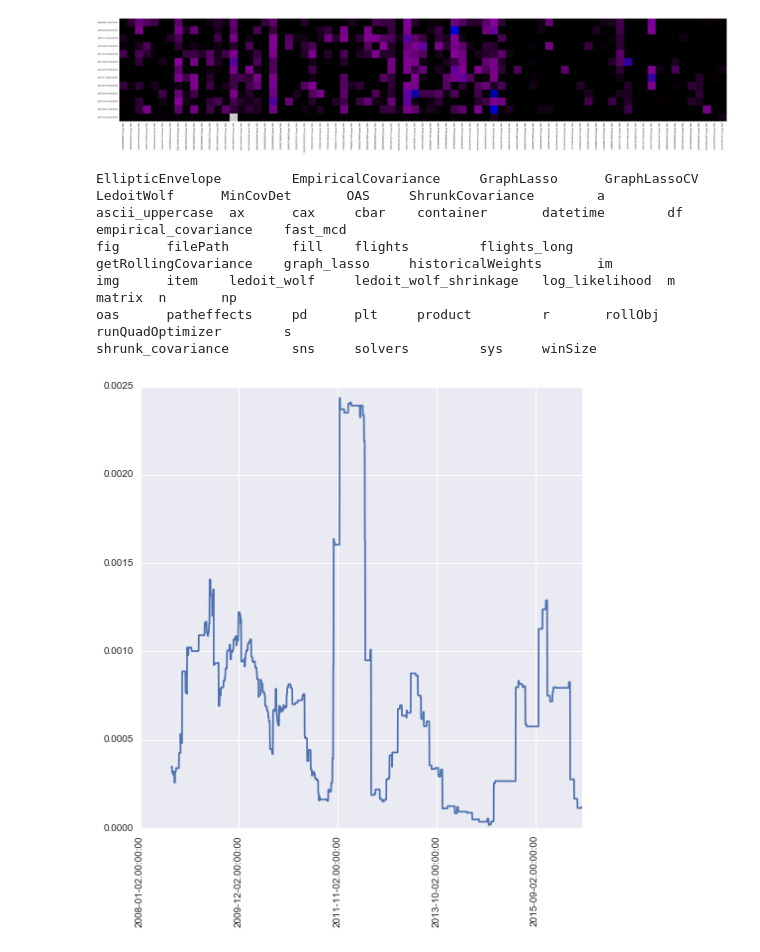
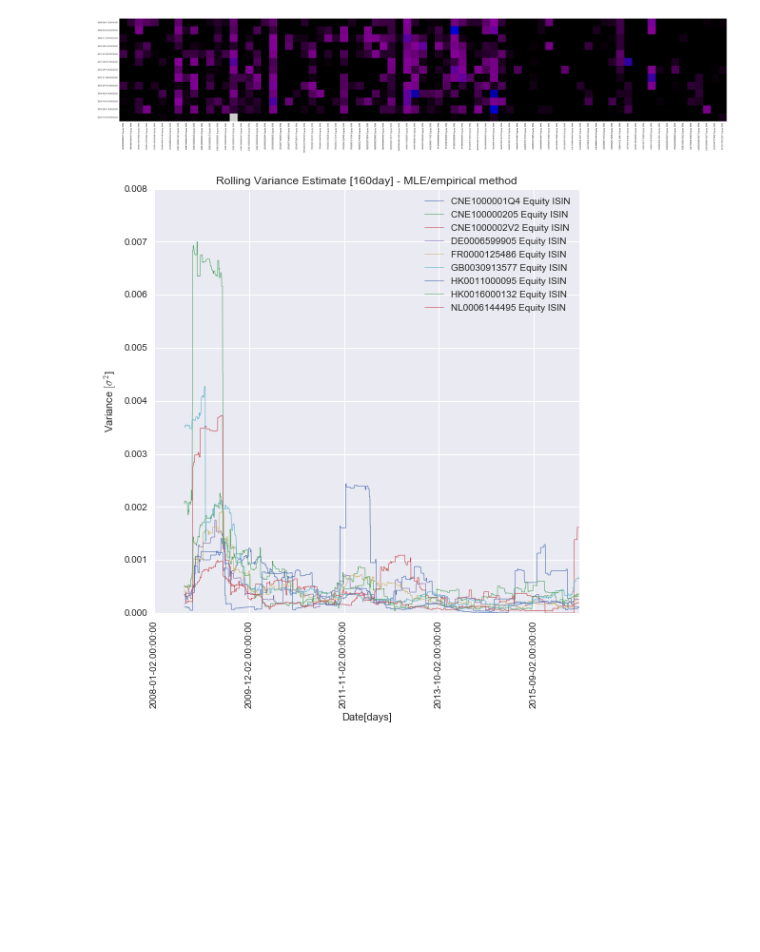
Before and after one commit to dimitar-popov-fintegral/thesisCodeRepo, a Jupyter notebook: codePython/collateralOptimizer/rollingWindowWeights_20160902.ipynb, the cells around one changed output. Cells and saved outputs as stored; diff of their text form; code cells hidden in the pictures; blank space fills up the shorter version.

```diff
--- a/codePython/collateralOptimizer/rollingWindowWeights_20160902.ipynb
+++ b/codePython/collateralOptimizer/rollingWindowWeights_20160902.ipynb
@@ -84,17 +93,25 @@ plt.savefig("matrixPlot"
 # %% [output]
 [figure]
 # %%
-%who
 listAssets = ['CNE1000001Q4 Equity ISIN', 'CNE100000205 Equity ISIN', 'CNE1000002V2 Equity ISIN', 'DE0006599905 Equity ISIN',
  'FR0000125486 Equity ISIN', 'GB0030913577 Equity ISIN', 'HK0011000095 Equity ISIN', 'HK0016000132 Equity ISIN',
 'NL0006144495 Equity ISIN']
+
 for item in listAssets:
-    rollObj['rollCov'].loc[:, item, item].plot(figsize=(8,8), rot=90); plt.show()
+    rollObj['rollCov'].loc[:, item, item].plot(figsize=(8,8),
+                                               rot=90,
+                                               linestyle='-',
+                                               label=item,
+                                               linewidth=.6,
+                                               title='Rolling Variance Estimate [160day] - MLE/empirical method')
+
+plt.legend(loc='upper right')
+plt.xlabel('Date[days]')
+plt.ylabel('Variance $[\sigma^2$]')
+plt.savefig("tsPlot"
+            + "_rollingAssetVar" + "_specs_m_" + str(m) + "_by_n_" + str(n)
+            + "_" + datetime.datetime.strftime(datetime.datetime.now(), '%Y-%m-%d')
+            + ".eps", format='eps', dpi=300, bbox_inches='tight')
+#plt.show()
 # %% [output]
-EllipticEnvelope         EmpiricalCovariance     GraphLasso      GraphLassoCV    LedoitWolf      MinCovDet       OAS     ShrunkCovariance        a
-ascii_uppercase  ax      cax     cbar    container       datetime        df      empirical_covariance    fast_mcd
-fig      filePath        fill    flights         flights_long    getRollingCovariance    graph_lasso     historicalWeights       im
-img      item    ledoit_wolf     ledoit_wolf_shrinkage   log_likelihood  m       matrix  n       np
-oas      patheffects     pd      plt     product         r       rollObj         runQuadOptimizer        s
-shrunk_covariance        sns     solvers         sys     winSize
-[figure, old version]
+[figure, new version]
```
Also changed, not shown: parts of 8 cells of this notebook, 3 other files.
